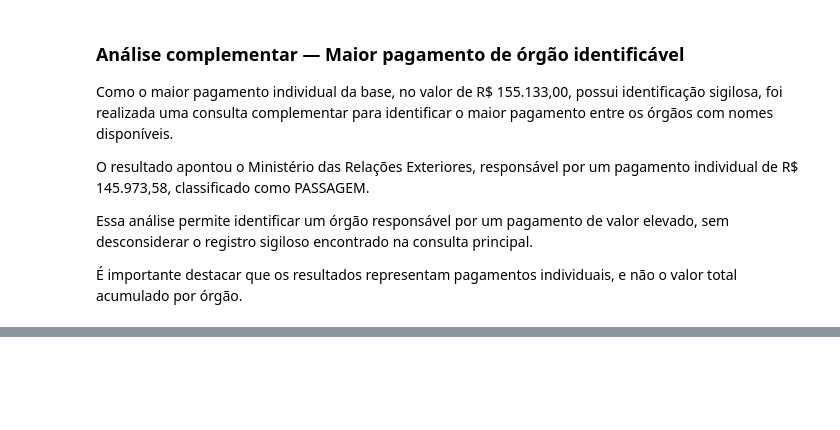
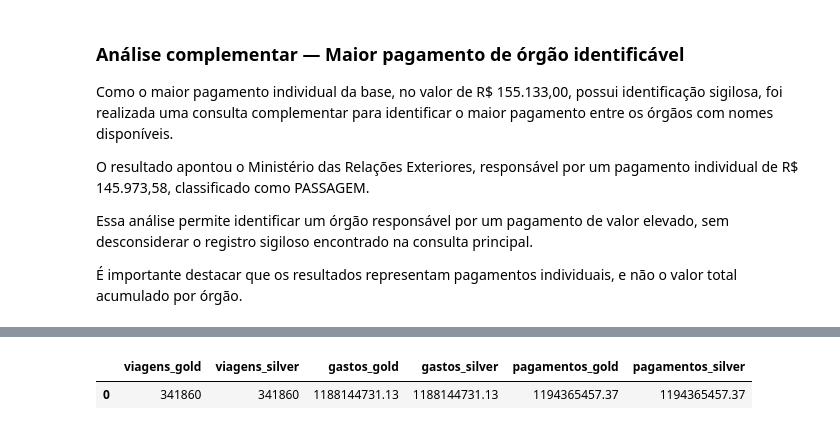
Before and after one commit to gatsumoto/sctec.tad, a Jupyter notebook: Projeto_Final_CaioCorrea_Analise_de_Dados_T5/3_analise.ipynb, the cells around one changed output, grey strips where cells are left out. Saved outputs shown, nothing was run; the diff lists cells and outputs as text; code cells hidden in the pictures; blank space fills up the shorter version.

```diff
--- a/Projeto_Final_CaioCorrea_Analise_de_Dados_T5/3_analise.ipynb
+++ b/Projeto_Final_CaioCorrea_Analise_de_Dados_T5/3_analise.ipynb
@@ -793,0 +855,33 @@ individuais, e não o valor total acumulado por órgão.
+# %%
+consulta_validacao_gold = """
+SELECT
+    (SELECT SUM(quantidade_viagens)
+     FROM gold_resumo_orgaos) AS viagens_gold,
+
+    (SELECT COUNT(*)
+     FROM silver_viagem) AS viagens_silver,
+
+    (SELECT SUM(gasto_total)
+     FROM gold_resumo_orgaos) AS gastos_gold,
+
+    (SELECT SUM(valor_total)
+     FROM silver_viagem) AS gastos_silver,
+
+    (SELECT SUM(total_pagamentos)
+     FROM gold_resumo_orgaos) AS pagamentos_gold,
+
+    (SELECT SUM(valor)
+     FROM silver_pagamento) AS pagamentos_silver;
+"""
+
+with conectar() as conexao, conexao.cursor() as cursor:
+    cursor.execute(consulta_validacao_gold)
+    resultados = cursor.fetchall()
+    colunas = [coluna[0] for coluna in cursor.description]
+
+validacao_gold = pd.DataFrame(resultados, columns=colunas)
+
+display(validacao_gold)
+# %% [output]
+|  | viagens_gold | viagens_silver | gastos_gold | gastos_silver | pagamentos_gold | pagamentos_silver |
+| 0 | 341860 | 341860 | 1188144731.13 | 1188144731.13 | 1194365457.37 | 1194365457.37 |
```
Also changed, not shown: parts of 3 cells of this notebook.
